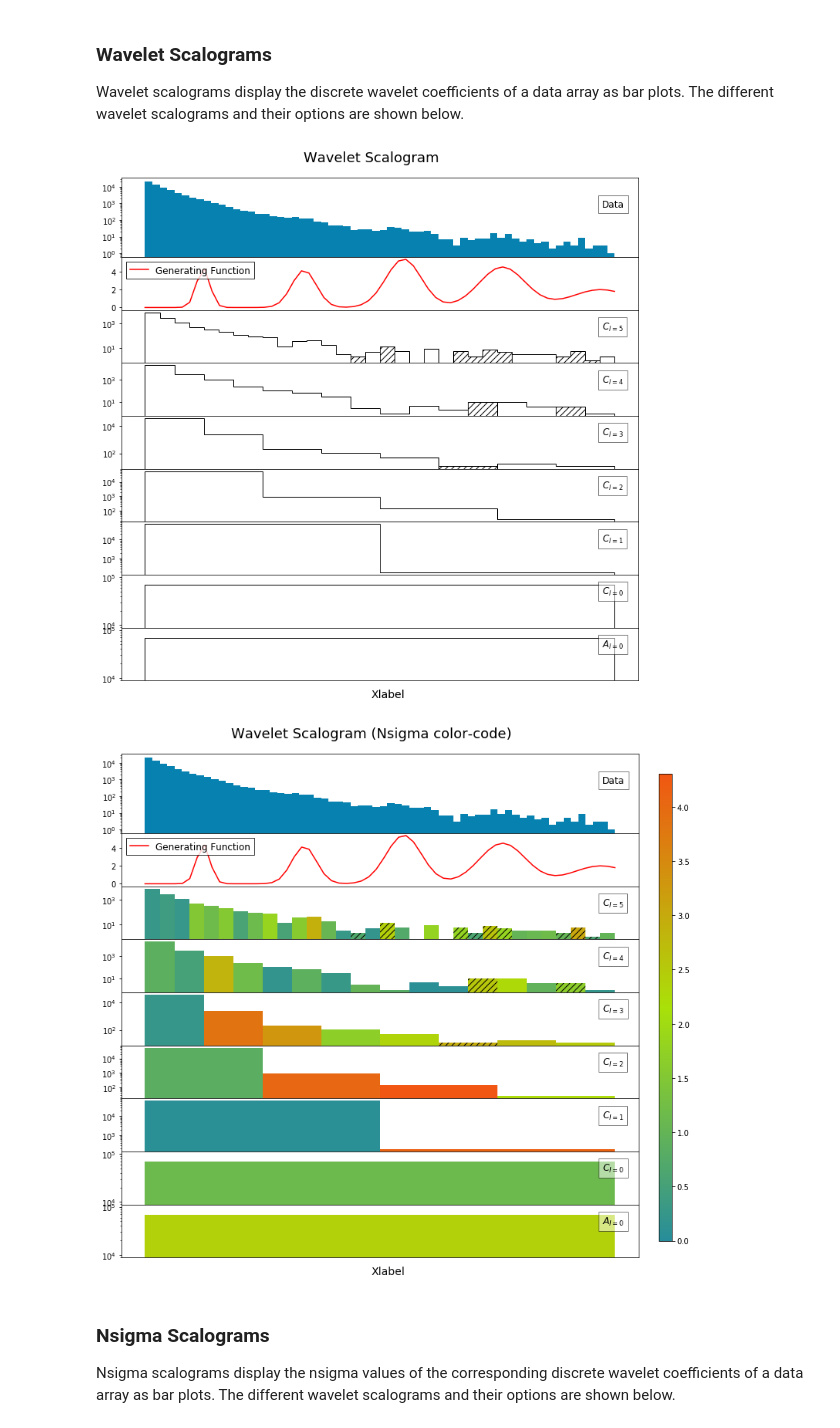
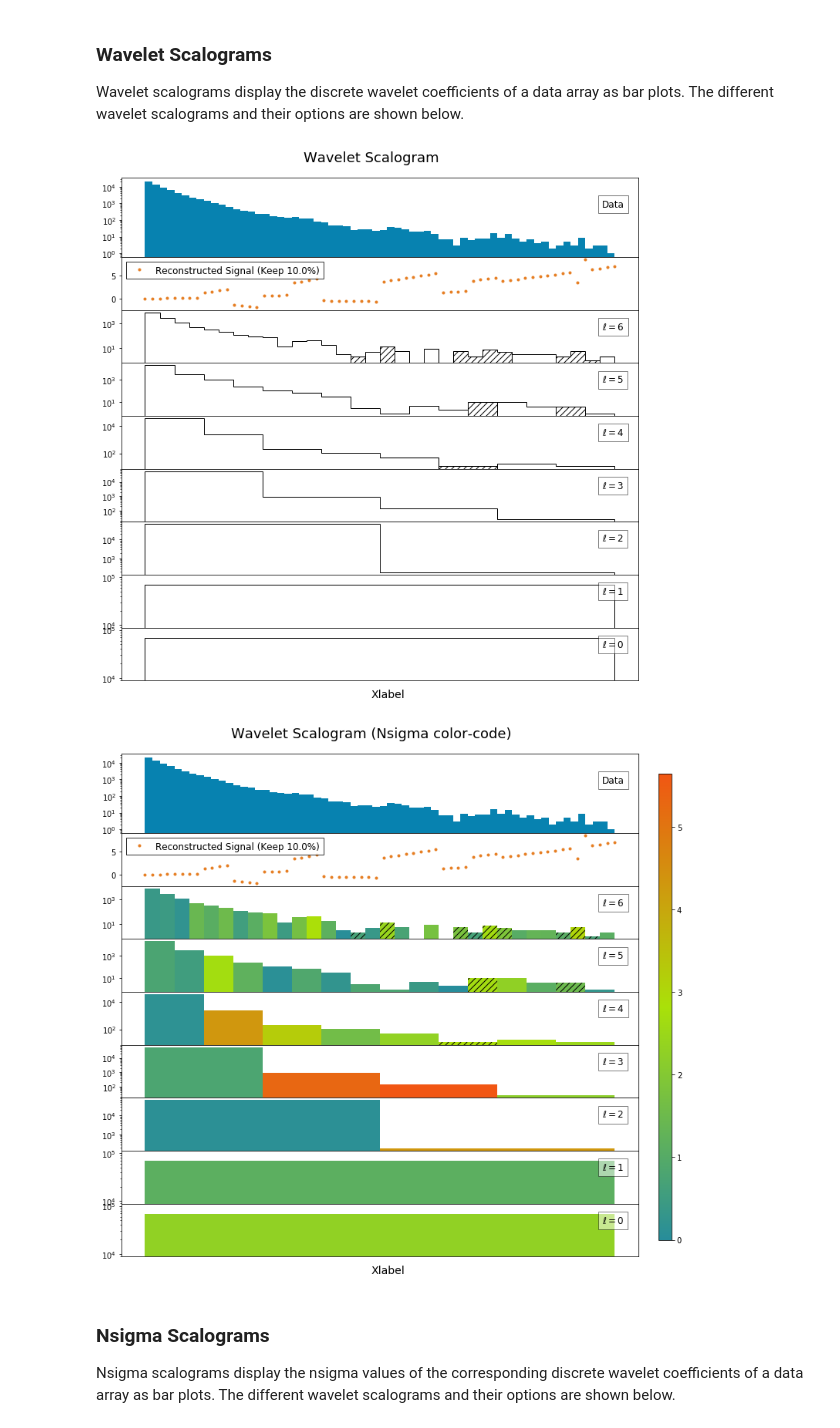
Before and after one commit to alexxromero/kwak_wavelets, a Jupyter notebook: Demo.ipynb, the cells around one changed output. Cells and saved outputs as stored; diff of their text form; code cells hidden in the pictures.

```diff
--- a/Demo.ipynb
+++ b/Demo.ipynb
@@ -103,27 +103,30 @@ NsigmaFixedRes_fit = extr_nsets.NsigmaFixedRes_fit
 Wavelet scalograms display the discrete wavelet coefficients of a data array as bar plots.
 The different wavelet scalograms and their options are shown below.
 # %%
+r_percent = 10
 kwak.wScalogram(data=data_signal,
                 hypothesis=hypo_signal,
-                generating_function=genfunc_signal,
+                nsigma=Nsigma_fit,
+                nsigma_percent=r_percent*0.01,
                 firsttrend=True,
                 logscale=True, filled=False,
                 title="Wavelet Scalogram",
                 xlabel="Xlabel",
                 outputfile=None)
 # %% [output]
-[figure, old version]
+[figure, new version]
 # %%
+r_percent = 10
 kwak.wScalogram_nsig(data=data_signal,
                      hypothesis=hypo_signal,
-                     generating_function=genfunc_signal,
-                     nsigma=Nsigma,
+                     nsigma=Nsigma_fit,
+                     nsigma_percent=r_percent*0.01,
                      firsttrend=True, logscale=True,
                      title="Wavelet Scalogram (Nsigma color-code)",
                      xlabel="Xlabel",
                      outputfile=None)
 # %% [output]
-[figure, old version]
+[figure, new version]
 # %% [markdown]
 ### Nsigma Scalograms
 Nsigma scalograms display the nsigma values of the corresponding discrete wavelet coefficients of a data array as bar plots.
```
Also changed, not shown: parts of 2 cells of this notebook, 2 other files.
